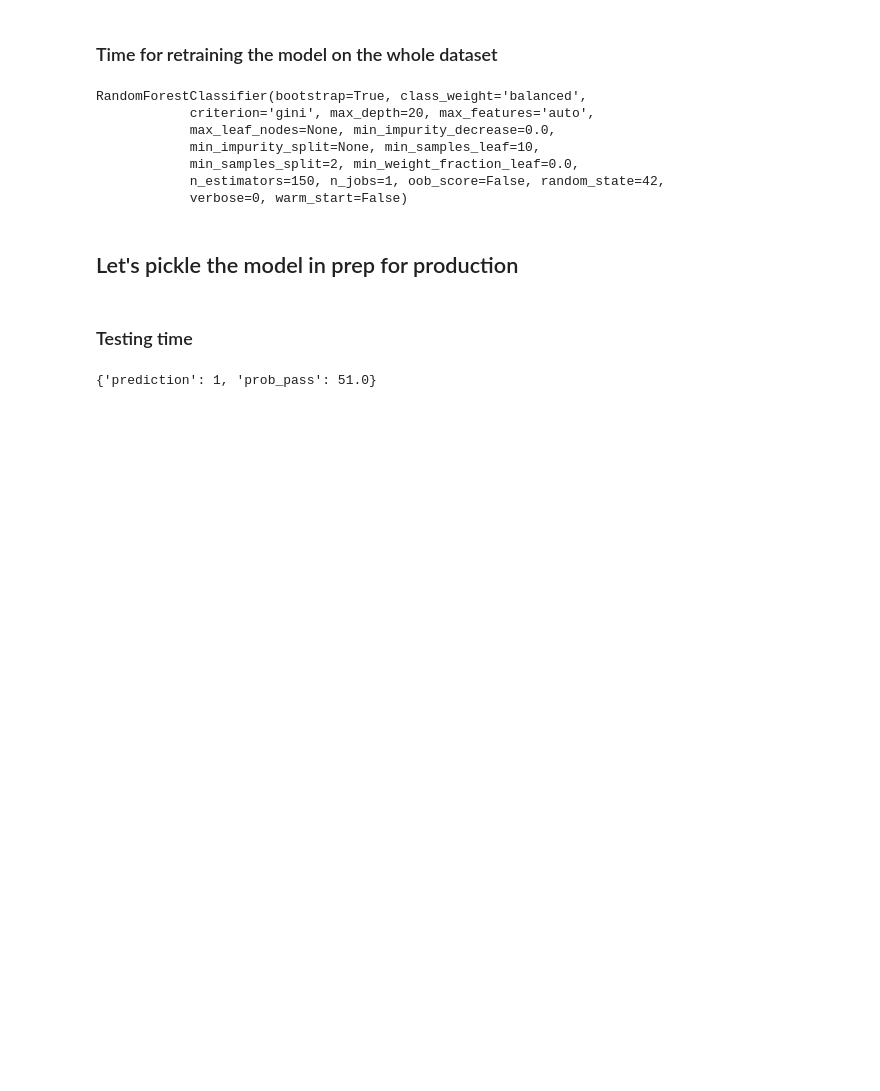
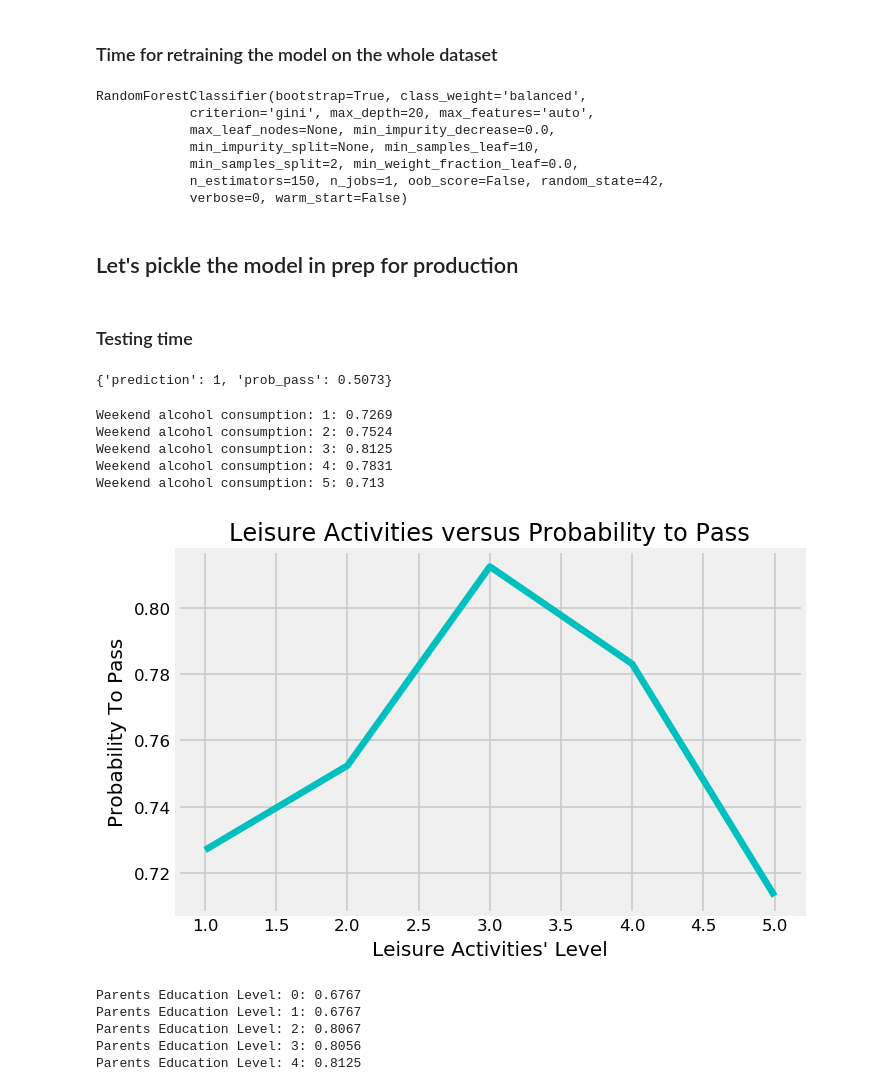
Before and after one commit to Auste1989/metis_projects, a Jupyter notebook: Student_Grade_Prediction/Student_Grade_Prediction_Modelling.ipynb, the cells around one changed output. Cells and saved outputs as stored; diff of their text form; code cells hidden in the pictures; blank space fills up the shorter version.

```diff
--- a/Student_Grade_Prediction/Student_Grade_Prediction_Modelling.ipynb
+++ b/Student_Grade_Prediction/Student_Grade_Prediction_Modelling.ipynb
@@ -883,14 +883,14 @@ def make_prediction(features):
                            features['goout'], features['Walc'], features['health'], features['absences'],
                            int(features['discipline'] == 'maths')]).reshape(1,-1)
 
-    prob_pass = round(Random_Forest.predict_proba(feat_space)[0, 1] * 100, 0)
+    prob_pass = round(Random_Forest.predict_proba(feat_space)[0, 1], 4)
 
     result = {
-        'prediction': int(prob_pass > 50),
+        'prediction': int(prob_pass > 0.5),
         'prob_pass': prob_pass
     }
     return result
 
 make_prediction(test_student)
 # %% [output]
-{'prediction': 1, 'prob_pass': 51.0}
+{'prediction': 1, 'prob_pass': 0.5073}
@@ -896,0 +962,32 @@ make_prediction(test_student)
+# %%
+go_out_effect = {}
+for student in student_alc:
+    print('Weekend alcohol consumption:', str(student['Walc']) + ':', str(make_prediction(student)['prob_pass']))
+    go_out_effect[student['Walc']] = make_prediction(student)['prob_pass']
+# %% [output]
+Weekend alcohol consumption: 1: 0.7269
+Weekend alcohol consumption: 2: 0.7524
+Weekend alcohol consumption: 3: 0.8125
+Weekend alcohol consumption: 4: 0.7831
+Weekend alcohol consumption: 5: 0.713
+# %%
+plt.figure(dpi=120)
+plt.title('Leisure Activities versus Probability to Pass')
+plt.xlabel("Leisure Activities' Level")
+plt.ylabel('Probability To Pass')
+plt.plot(go_out_effect.keys(), go_out_effect.values(), color='c')
+
+#plt.savefig('/Users/auste_m/ds/metis/metisgh/github/metis_projects/Student_Grade_Prediction/GoingOut.png', format='png', dpi=120, bbox_inches="tight");
+# %% [output]
+[figure, added]
+# %%
+edu_effect = {}
+for student in student_edu:
+    print('Parents Education Level:', str(student['Medu']) + ':', str(make_prediction(student)['prob_pass']))
+    edu_effect[student['Medu']] = make_prediction(student)['prob_pass']
+# %% [output]
+Parents Education Level: 0: 0.6767
+Parents Education Level: 1: 0.6767
+Parents Education Level: 2: 0.8067
+Parents Education Level: 3: 0.8056
+Parents Education Level: 4: 0.8125
```
Also changed, not shown: parts of 6 cells of this notebook, 5 other files.
